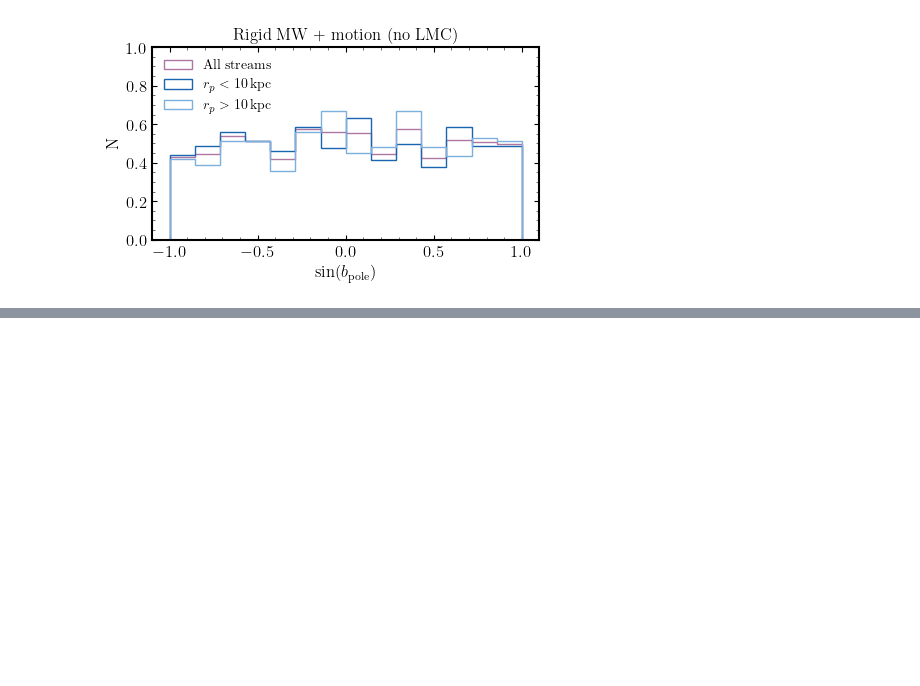
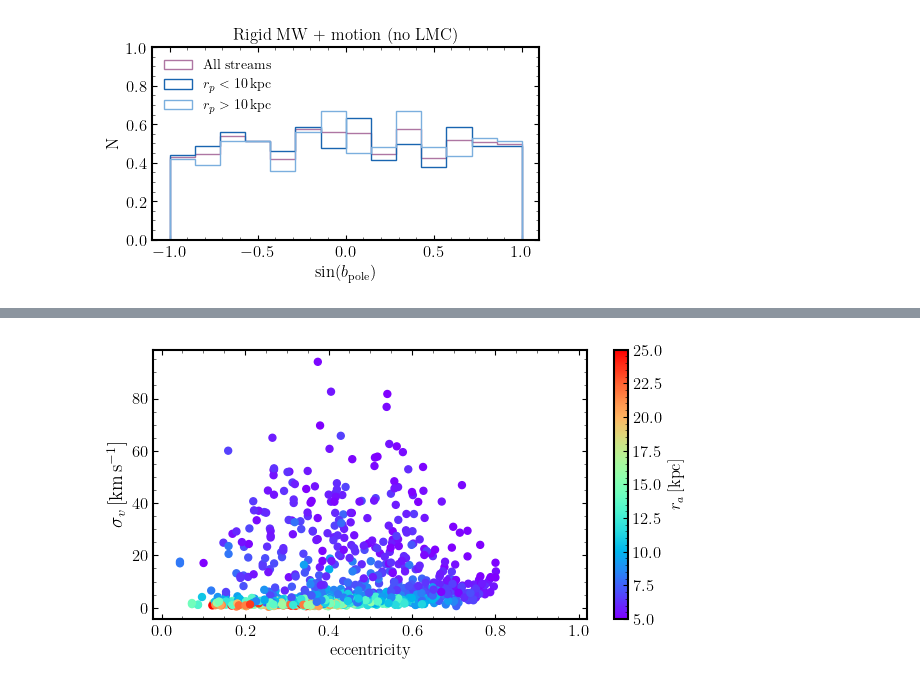
Before and after one commit to dc-broo3/oceanus, a Jupyter notebook: analysis/disc-numerics.ipynb, the cells around one changed output, grey strips where cells are left out. Drawn from its saved outputs; the diff is of its cells as text; code cells hidden in the pictures; blank space fills up the shorter version.

```diff
--- a/analysis/disc-numerics.ipynb
+++ b/analysis/disc-numerics.ipynb
@@ -1293,0 +1344,13 @@ pole_hist(path, 'sinb-pole-hist', False)
+# %%
+plt.figure(figsize=(7,3.5))
+plt.scatter(e, veldis, c=pericenters, cmap='rainbow', vmin=5, vmax=25)
+plt.xlim(-0.02,1.02)
+
+plt.ylabel(r'$\sigma_v\,[\mathrm{km}\,\mathrm{s}^{-1}]$', fontsize=14)
+plt.xlabel('eccentricity')
+
+cbar=plt.colorbar()
+cbar.set_label(r'$r_a\,[\mathrm{kpc}]$')
+# plt.savefig('figures/high-vel-dis/ecc-veldis-cbar-peri')
+# %% [output]
+[figure, added]
```
Also changed, not shown: parts of 12 cells of this notebook, 1 other file.
